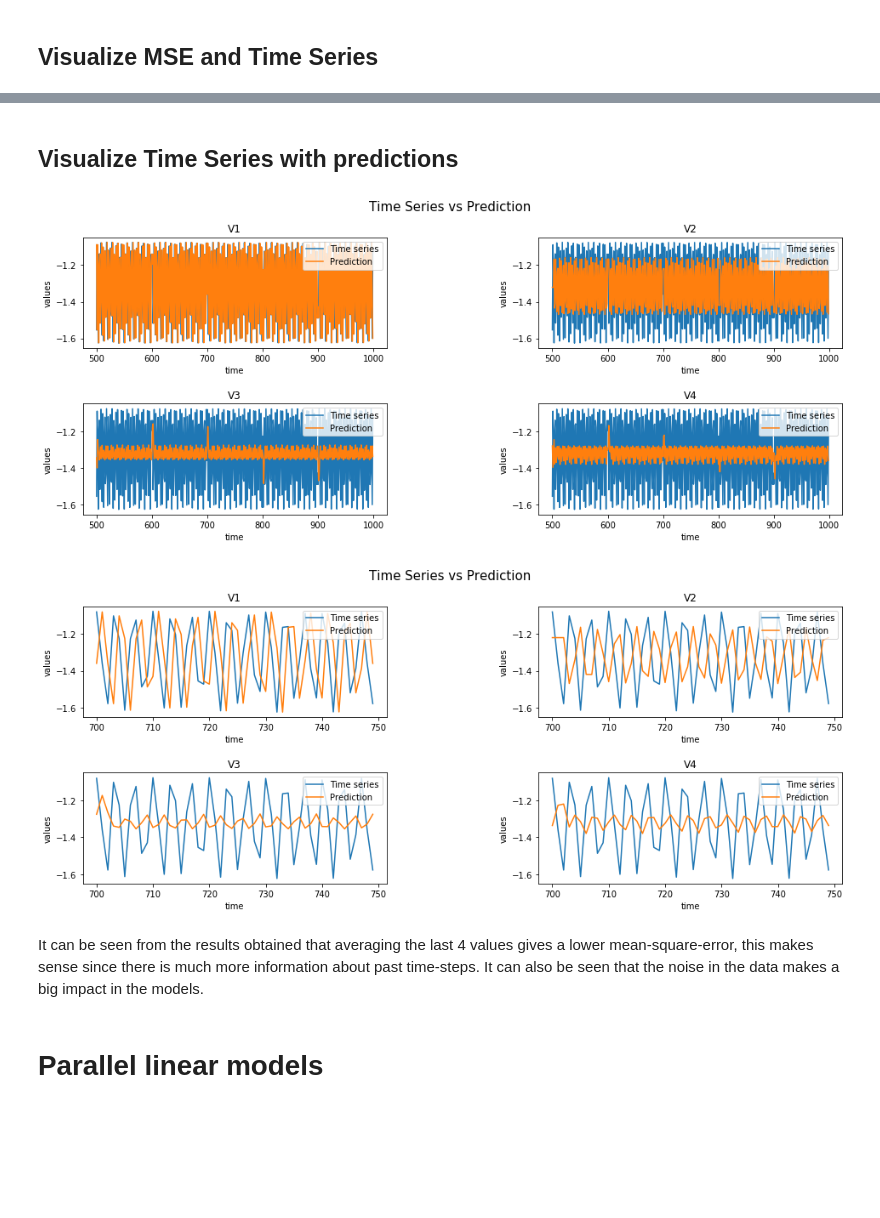
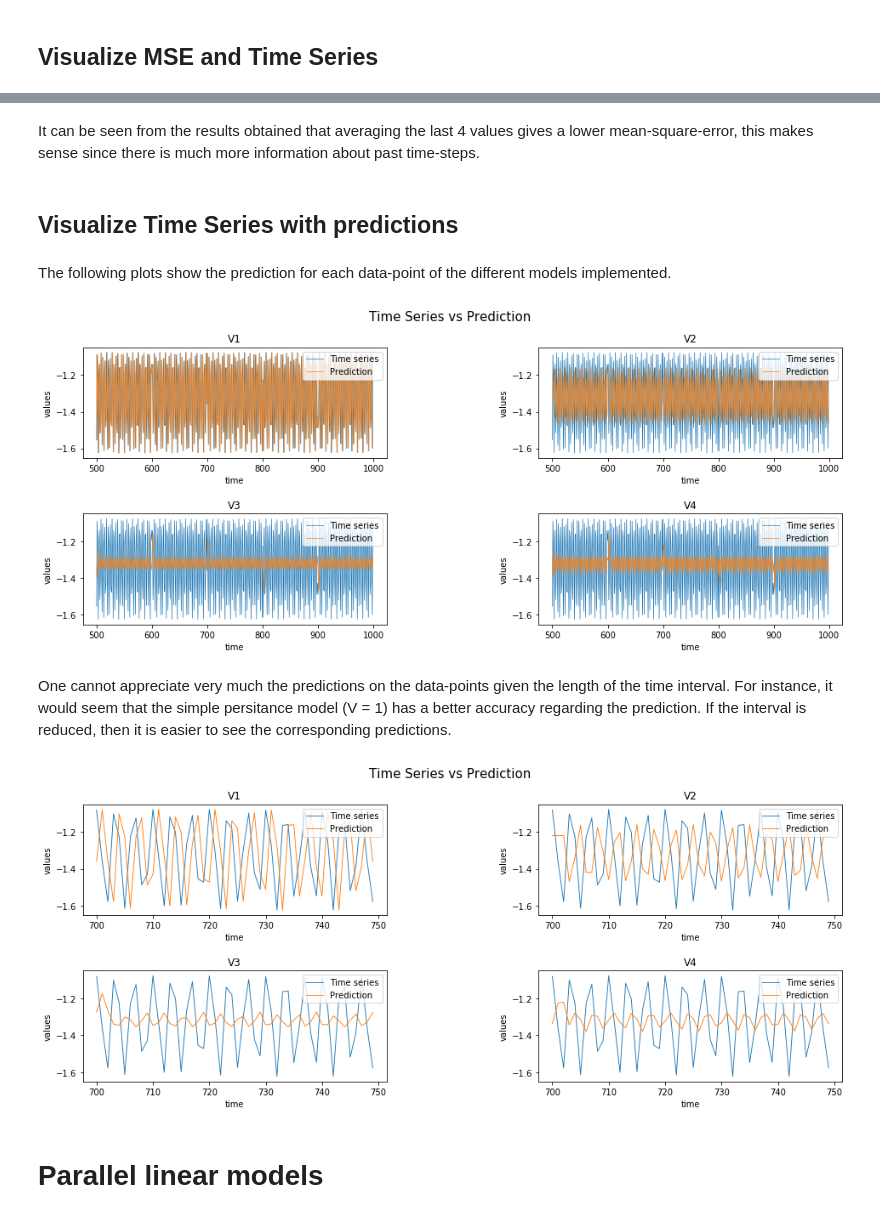
Before and after one commit to joangerard/time-series-predictor, a Jupyter notebook: src/consumer.ipynb, the cells around one changed output, grey strips where cells are left out. Cells and saved outputs as stored; diff of their text form; code cells hidden in the pictures; blank space fills up the shorter version.

```diff
--- a/src/consumer.ipynb
+++ b/src/consumer.ipynb
@@ -98,7 +106,7 @@ def get_data_from_file(executors, prefix='test', search_dir = "./", file_index=-
     :param file_index If it is -1 it will use the last file (containing the last stream data), if it is 0 it will
                       use the first file (containing the first stream data)
 
-    :return (keys_all, mses_all, ys_all)     keys, mses and data stream
+    :return (keys_all, mses_all, ys_all)     keys, mses, data points,
     """
     keys_all = []
     mses_all = []
@@ -173,7 +183,7 @@ def plot_time_series(range_view_start, range_view_end, ys):
     plt.show()
 # %%
 # 700, 720, 500
-def plot_time_series_prediction(zoom_scale_start, zoom_scale_end, keys, ys, y_hat, original_range_start):
+def plot_time_series_prediction(zoom_scale_start, zoom_scale_end, keys, ys, y_hat, original_range_start,linewidth = 0.9):
     """
     It plots the time series for a given range. If the stream size is 1000 then the max value for zoom_scale_end is 1000.
 
@@ -207,8 +217,8 @@ def plot_time_series_prediction(zoom_scale_start, zoom_scale_end, keys, ys, y_ha
 
         ax = fig.add_subplot(rows,cols,position[k])
         x = np.arange(zoom_scale_start, zoom_scale_end)
-        ax.plot(x, ys[zoom_scale_start - original_range_start: zoom_scale_end - original_range_start], label="Time series")
-        ax.plot(x, y_hat[k][zoom_scale_start - original_range_start: zoom_scale_end - original_range_start], label="Prediction")
+        ax.plot(x, ys[zoom_scale_start - original_range_start: zoom_scale_end - original_range_start], label="Time series", linewidth=linewidth)
+        ax.plot(x, y_hat[k][zoom_scale_start - original_range_start: zoom_scale_end - original_range_start], label="Prediction",linewidth=linewidth)
 
         ax.legend(loc="upper right")
         ax.set_title(keys[k])
@@ -330,15 +354,19 @@ plot_mse(init_interval, end_interval, keys, mses)
+# %% [markdown]
+It can be seen from the results obtained that averaging the last 4 values gives a lower mean-square-error, this makes sense since there is much more information about past time-steps.
 # %% [markdown]
 ## Visualize Time Series with predictions
+# %% [markdown]
+The following plots show the prediction for each data-point of the different models implemented.
 # %%
-plot_time_series_prediction(init_interval, end_interval, keys, ys, y_hat, init_interval)
+plot_time_series_prediction(init_interval, end_interval, keys, ys, y_hat, init_interval,0.7)
 # %% [output]
-[figure, old version]
+[figure, new version]
+# %% [markdown]
+One cannot appreciate very much the predictions on the data-points given the length of the time interval. For instance, it would seem that the simple persitance model (V = 1) has a better accuracy regarding the prediction. If the interval is reduced, then it is easier to see the corresponding predictions.
 # %%
 plot_time_series_prediction(700,750, keys, ys, y_hat, init_interval)
 # %% [output]
-[figure, old version]
+[figure, new version]
-# %% [markdown]
-It can be seen from the results obtained that averaging the last 4 values gives a lower mean-square-error, this makes sense since there is much more information about past time-steps. It can also be seen that the noise in the data makes a big impact in the models.
 # %% [markdown]
 # Parallel linear models
 # %% [markdown]
```
Also changed, not shown: parts of 23 cells of this notebook, 1 other file.
